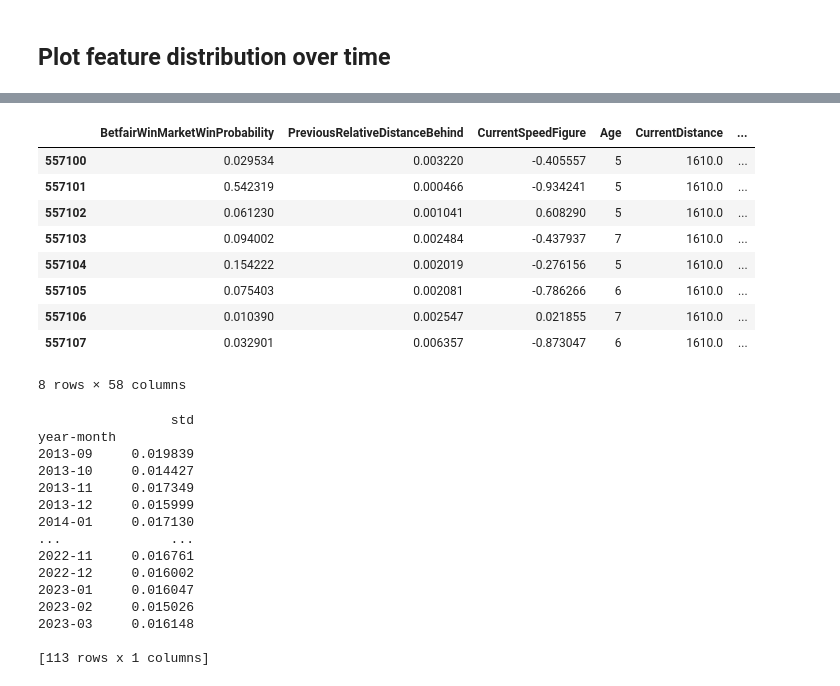
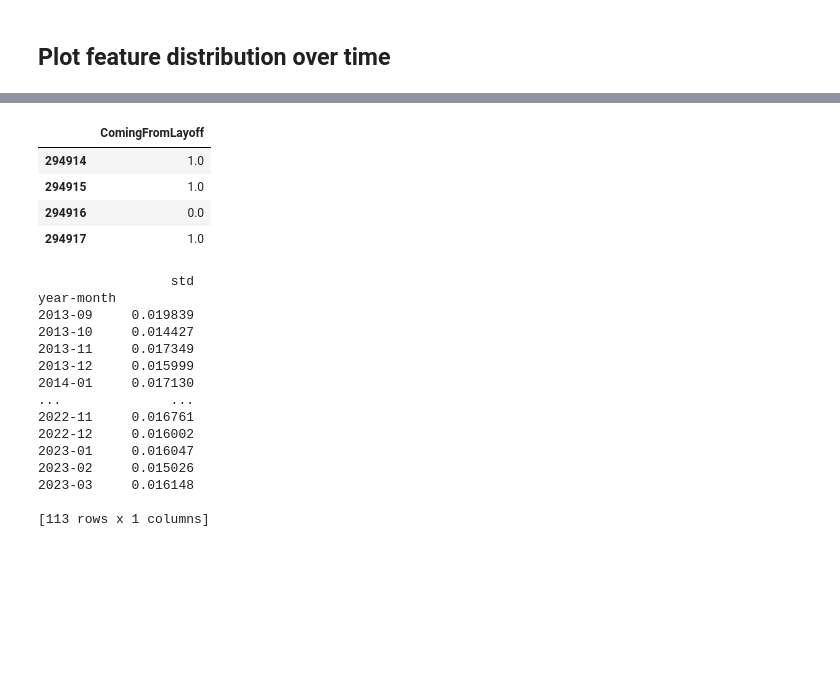
Before and after one commit to Dateb/WageringSystem, a Jupyter notebook: notebooks/EDA.ipynb, the cells around one changed output, grey strips where cells are left out. Cells and saved outputs as stored; diff of their text form; code cells hidden in the pictures; blank space fills up the shorter version.

```diff
--- a/notebooks/EDA.ipynb
+++ b/notebooks/EDA.ipynb
@@ -24,16 +24,11 @@ races_df
-# %%
-races_df[races_df["race_id"] == 5752117][['BetfairWinMarketWinProbability', 'PreviousRelativeDistanceBehind', 'CurrentSpeedFigure', 'Age', 'CurrentDistance', 'HasTrackChanged', 'CurrentRaceType', 'PulledUpPreviousRace', 'WeightAllowanceExtractor', 'AgeFrom', 'AgeTo', 'HasVisor', 'HasHood', 'HasCheekPieces', 'OneYearStartCount', 'HasFewStartsInTwoYears', 'HorseWinRate', 'JockeyWinRate', 'TrainerWinRate', 'OwnerWinRate', 'DamSireWinRate', 'HorseTrainerWinRate', 'HorseBreederWinRate', 'JockeySurfaceWinRate', 'TrainerSurfaceWinRate', 'TrainerTrackWinRate', 'HorseShowRate', 'JockeyShowRate', 'DamShowRate', 'DamSireShowRate', 'JockeyDistanceShowRate', 'JockeySurfaceShowRate', 'JockeyClassShowRate', 'TrainerDistanceShowRate', 'TrainerClassShowRate', 'JockeyPurseRate', 'TrainerPurseRate', 'DamPurseRate', 'HorseJockeyPurseRate', 'HorseTrainerPurseRate', 'HorseBreederPurseRate', 'JockeySurfacePurseRate', 'JockeyTrackPurseRate', 'TrainerDistancePurseRate', 'TrainerClassPurseRate', 'JockeyPercentageBeaten', 'TrainerPercentageBeaten', 'BreederPercentageBeaten', 'OwnerPercentageBeaten', 'SirePercentageBeaten', 'DamPercentageBeaten', 'HorseJockeyPercentageBeaten', 'JockeyDistancePercentageBeaten', 'JockeyClassPercentageBeaten', 'TrainerTrackPercentageBeaten', 'DayOfYearCos', 'CurrentRaceTypeDetail', 'WeightAdvantage']]
-# %% [output]
-|  | BetfairWinMarketWinProbability | PreviousRelativeDistanceBehind | CurrentSpeedFigure | Age | CurrentDistance | ... |
-| 557100 | 0.029534 | 0.003220 | -0.405557 | 5 | 1610.0 | ... |
-| 557101 | 0.542319 | 0.000466 | -0.934241 | 5 | 1610.0 | ... |
-| 557102 | 0.061230 | 0.001041 | 0.608290 | 5 | 1610.0 | ... |
-| 557103 | 0.094002 | 0.002484 | -0.437937 | 7 | 1610.0 | ... |
-| 557104 | 0.154222 | 0.002019 | -0.276156 | 5 | 1610.0 | ... |
-| 557105 | 0.075403 | 0.002081 | -0.786266 | 6 | 1610.0 | ... |
-| 557106 | 0.010390 | 0.002547 | 0.021855 | 7 | 1610.0 | ... |
-| 557107 | 0.032901 | 0.006357 | -0.873047 | 6 | 1610.0 | ... |
-8 rows × 58 columns
+# %%
+races_df[races_df["race_id"] == 5579141][['ComingFromLayoff']]
+# %% [output]
+|  | ComingFromLayoff |
+| 294914 | 1.0 |
+| 294915 | 1.0 |
+| 294916 | 0.0 |
+| 294917 | 1.0 |
 # %%
 COLUMN_NAME = "IndustryMarketWinProbabilityDiff"
 TIME_INTERVAL = "year-month"
```
Also changed, not shown: parts of 1 cell of this notebook, 12 other files.
